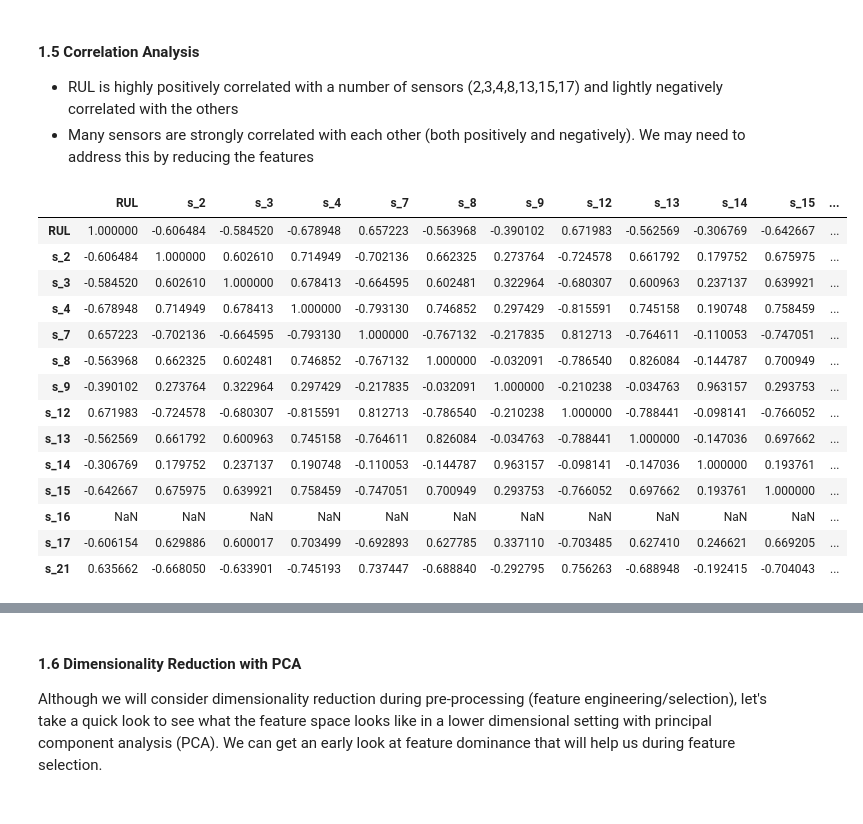
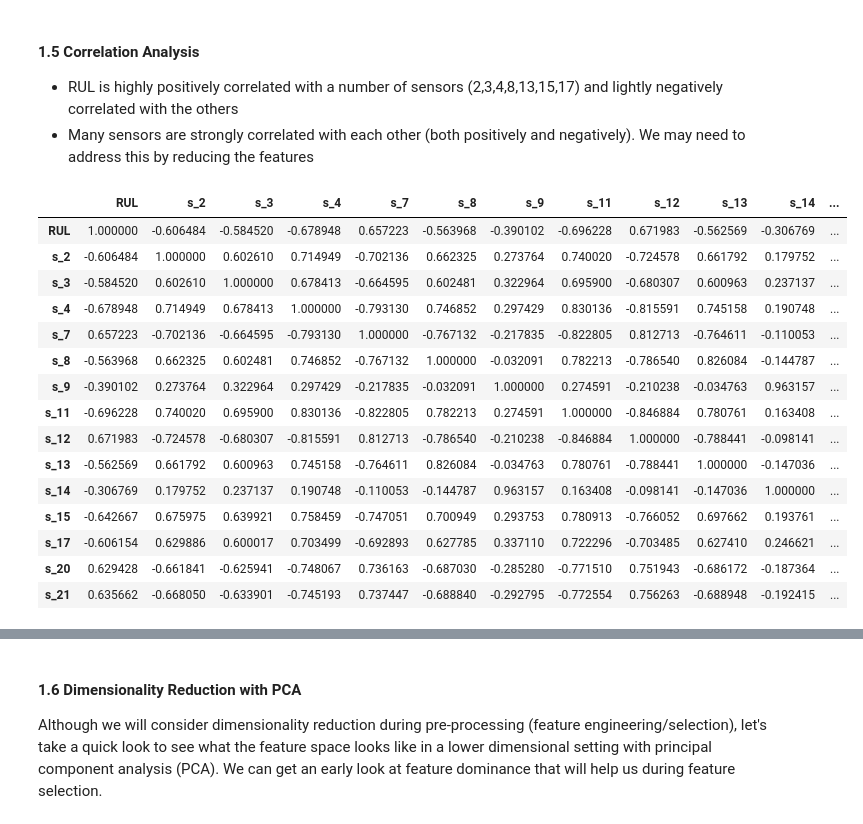
Before and after one commit to ddealwis09/FourthbrainCapstone_RUL, a Jupyter notebook: notebooks/RUL Machine Learning Model.ipynb, the cells around one changed output, grey strips where cells are left out. Drawn from its saved outputs; the diff is of its cells as text; code cells hidden in the pictures.

```diff
--- a/notebooks/RUL Machine Learning Model.ipynb
+++ b/notebooks/RUL Machine Learning Model.ipynb
@@ -330,24 +330,26 @@ sns.kdeplot(x='RUL', data=train, ax=ax[1]);
 - RUL is highly positively correlated with a number of sensors (2,3,4,8,13,15,17) and lightly negatively correlated with the others
 - Many sensors are strongly correlated with each other (both positively and negatively). We may need to address this by reducing the features
 # %%
-train_corr = train.iloc[:, np.r_[27,6:9,11:14,16:22,25:26]].corr()
+# 1 5 6 10 16 18 19
+train_corr = train.iloc[:, np.r_[27,6:9,11:14,15:20,21,24:26]].corr()
 train_corr
 # %% [output]
-|  | RUL | s_2 | s_3 | s_4 | s_7 | s_8 | s_9 | s_12 | s_13 | s_14 | s_15 | ... |
-| RUL | 1.000000 | -0.606484 | -0.584520 | -0.678948 | 0.657223 | -0.563968 | -0.390102 | 0.671983 | -0.562569 | -0.306769 | -0.642667 | ... |
-| s_2 | -0.606484 | 1.000000 | 0.602610 | 0.714949 | -0.702136 | 0.662325 | 0.273764 | -0.724578 | 0.661792 | 0.179752 | 0.675975 | ... |
-| s_3 | -0.584520 | 0.602610 | 1.000000 | 0.678413 | -0.664595 | 0.602481 | 0.322964 | -0.680307 | 0.600963 | 0.237137 | 0.639921 | ... |
-| s_4 | -0.678948 | 0.714949 | 0.678413 | 1.000000 | -0.793130 | 0.746852 | 0.297429 | -0.815591 | 0.745158 | 0.190748 | 0.758459 | ... |
-| s_7 | 0.657223 | -0.702136 | -0.664595 | -0.793130 | 1.000000 | -0.767132 | -0.217835 | 0.812713 | -0.764611 | -0.110053 | -0.747051 | ... |
-| s_8 | -0.563968 | 0.662325 | 0.602481 | 0.746852 | -0.767132 | 1.000000 | -0.032091 | -0.786540 | 0.826084 | -0.144787 | 0.700949 | ... |
-| s_9 | -0.390102 | 0.273764 | 0.322964 | 0.297429 | -0.217835 | -0.032091 | 1.000000 | -0.210238 | -0.034763 | 0.963157 | 0.293753 | ... |
-| s_12 | 0.671983 | -0.724578 | -0.680307 | -0.815591 | 0.812713 | -0.786540 | -0.210238 | 1.000000 | -0.788441 | -0.098141 | -0.766052 | ... |
-| s_13 | -0.562569 | 0.661792 | 0.600963 | 0.745158 | -0.764611 | 0.826084 | -0.034763 | -0.788441 | 1.000000 | -0.147036 | 0.697662 | ... |
-| s_14 | -0.306769 | 0.179752 | 0.237137 | 0.190748 | -0.110053 | -0.144787 | 0.963157 | -0.098141 | -0.147036 | 1.000000 | 0.193761 | ... |
-| s_15 | -0.642667 | 0.675975 | 0.639921 | 0.758459 | -0.747051 | 0.700949 | 0.293753 | -0.766052 | 0.697662 | 0.193761 | 1.000000 | ... |
-| s_16 | NaN | NaN | NaN | NaN | NaN | NaN | NaN | NaN | NaN | NaN | NaN | ... |
-| s_17 | -0.606154 | 0.629886 | 0.600017 | 0.703499 | -0.692893 | 0.627785 | 0.337110 | -0.703485 | 0.627410 | 0.246621 | 0.669205 | ... |
-| s_21 | 0.635662 | -0.668050 | -0.633901 | -0.745193 | 0.737447 | -0.688840 | -0.292795 | 0.756263 | -0.688948 | -0.192415 | -0.704043 | ... |
+|  | RUL | s_2 | s_3 | s_4 | s_7 | s_8 | s_9 | s_11 | s_12 | s_13 | s_14 | ... |
+| RUL | 1.000000 | -0.606484 | -0.584520 | -0.678948 | 0.657223 | -0.563968 | -0.390102 | -0.696228 | 0.671983 | -0.562569 | -0.306769 | ... |
+| s_2 | -0.606484 | 1.000000 | 0.602610 | 0.714949 | -0.702136 | 0.662325 | 0.273764 | 0.740020 | -0.724578 | 0.661792 | 0.179752 | ... |
+| s_3 | -0.584520 | 0.602610 | 1.000000 | 0.678413 | -0.664595 | 0.602481 | 0.322964 | 0.695900 | -0.680307 | 0.600963 | 0.237137 | ... |
+| s_4 | -0.678948 | 0.714949 | 0.678413 | 1.000000 | -0.793130 | 0.746852 | 0.297429 | 0.830136 | -0.815591 | 0.745158 | 0.190748 | ... |
+| s_7 | 0.657223 | -0.702136 | -0.664595 | -0.793130 | 1.000000 | -0.767132 | -0.217835 | -0.822805 | 0.812713 | -0.764611 | -0.110053 | ... |
+| s_8 | -0.563968 | 0.662325 | 0.602481 | 0.746852 | -0.767132 | 1.000000 | -0.032091 | 0.782213 | -0.786540 | 0.826084 | -0.144787 | ... |
+| s_9 | -0.390102 | 0.273764 | 0.322964 | 0.297429 | -0.217835 | -0.032091 | 1.000000 | 0.274591 | -0.210238 | -0.034763 | 0.963157 | ... |
+| s_11 | -0.696228 | 0.740020 | 0.695900 | 0.830136 | -0.822805 | 0.782213 | 0.274591 | 1.000000 | -0.846884 | 0.780761 | 0.163408 | ... |
+| s_12 | 0.671983 | -0.724578 | -0.680307 | -0.815591 | 0.812713 | -0.786540 | -0.210238 | -0.846884 | 1.000000 | -0.788441 | -0.098141 | ... |
+| s_13 | -0.562569 | 0.661792 | 0.600963 | 0.745158 | -0.764611 | 0.826084 | -0.034763 | 0.780761 | -0.788441 | 1.000000 | -0.147036 | ... |
+| s_14 | -0.306769 | 0.179752 | 0.237137 | 0.190748 | -0.110053 | -0.144787 | 0.963157 | 0.163408 | -0.098141 | -0.147036 | 1.000000 | ... |
+| s_15 | -0.642667 | 0.675975 | 0.639921 | 0.758459 | -0.747051 | 0.700949 | 0.293753 | 0.780913 | -0.766052 | 0.697662 | 0.193761 | ... |
+| s_17 | -0.606154 | 0.629886 | 0.600017 | 0.703499 | -0.692893 | 0.627785 | 0.337110 | 0.722296 | -0.703485 | 0.627410 | 0.246621 | ... |
+| s_20 | 0.629428 | -0.661841 | -0.625941 | -0.748067 | 0.736163 | -0.687030 | -0.285280 | -0.771510 | 0.751943 | -0.686172 | -0.187364 | ... |
+| s_21 | 0.635662 | -0.668050 | -0.633901 | -0.745193 | 0.737447 | -0.688840 | -0.292795 | -0.772554 | 0.756263 | -0.688948 | -0.192415 | ... |
 # %%
 # heatmap
 mask = np.triu(np.ones_like(train_corr, dtype=bool))
```
Also changed, not shown: parts of 15 cells of this notebook.
